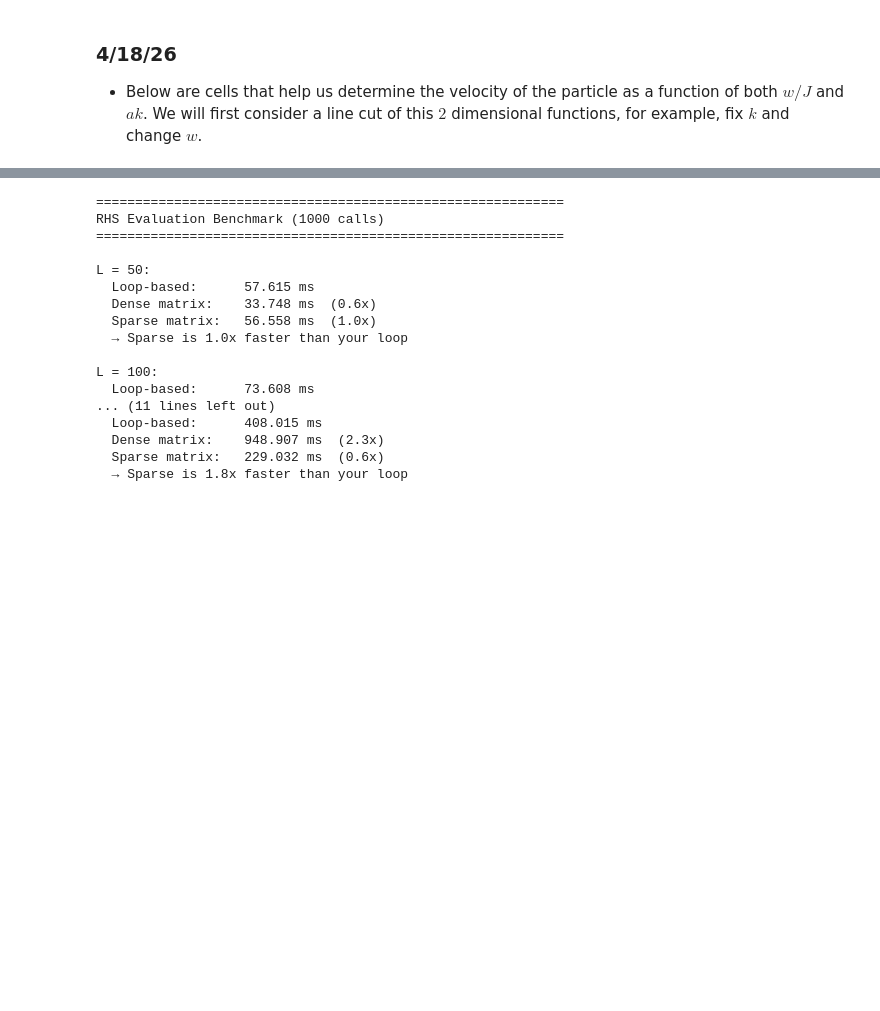
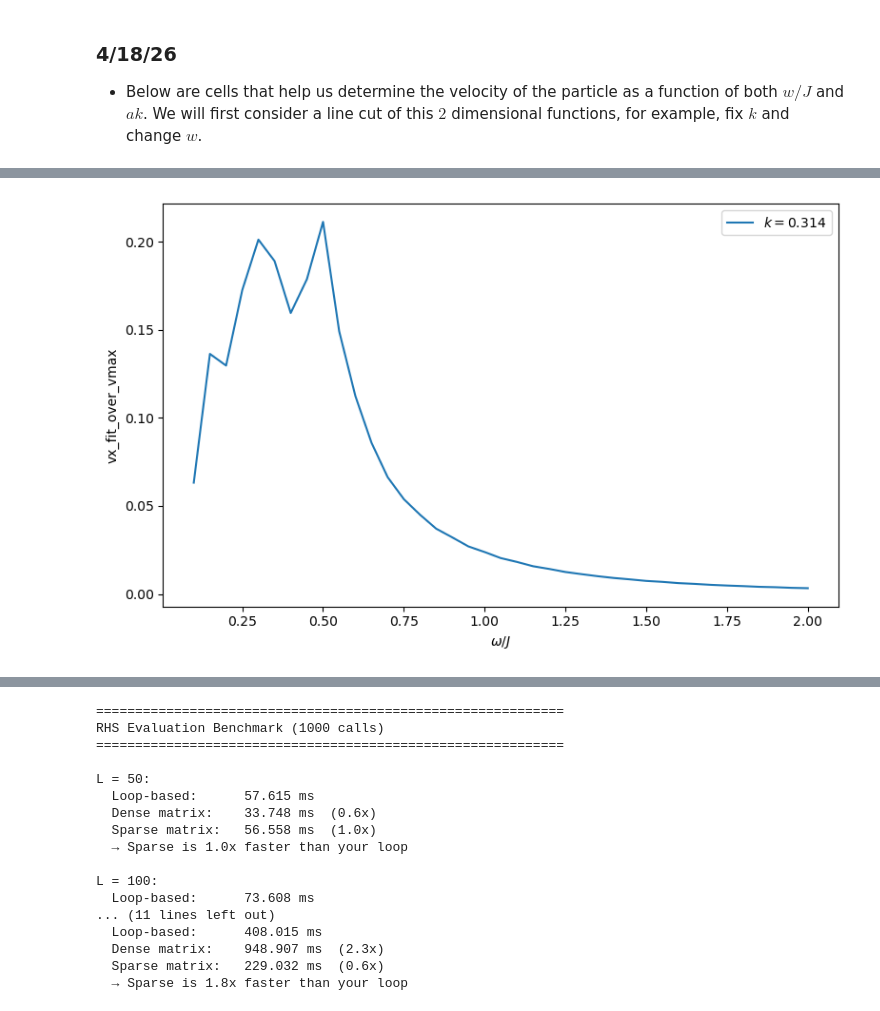
Before and after one commit to turtuledunnad/floquet_cooling, a Jupyter notebook: floquet_cooling.ipynb, the cells around one changed output, grey strips where cells are left out. Drawn from its saved outputs; the diff is of its cells as text; code cells hidden in the pictures; blank space fills up the shorter version.

Commit message:
Updated version that calculates the velocity v/v_max over w/J for fix k that includes a sanity check fo the code that extend this to 2D case

```diff
--- a/floquet_cooling.ipynb
+++ b/floquet_cooling.ipynb
@@ -861,38 +902,44 @@ def plot_velocity_linecuts(results, m_indices=None, observable="vx_fit_over_vmax
 # %%
 if __name__ == "__main__":
     L = 200
     J = 1.0
-    t_max = 100.0
-    n_times = 600
+    t_max = 50.0
+    n_times = 500
 
-    m_values = np.arange(1, 31)                 # sweeps k = 2*pi*m/L
-    omega_over_J_values = np.arange(0.1, 5.1, 0.1)
+    m_values = [10]                 # sweeps k = 2*pi*m/L
+    omega_over_J_values = np.arange(0.1, 2 + 1e-12, 0.05)
 
-    def psi0_builder(L, m, omega_over_J):
-        x0 = L // 2
-        sigma = 4.0
-        q0 = 0.0
-        return gaussian_initial_state(L, x0=x0, sigma=sigma, q0=q0)
+    #Option 1: delta-function localized at one site
+    x0_delta = round(L/2)
+    psi0_delta = delta_initial_state(L, x0_delta)
+
+    # def psi0_builder(L, m, omega_over_J):
+    #     x0 = L // 2
+    #     sigma = 4.0
+    #     q0 = 0.0
+    #     return gaussian_initial_state(L, x0=x0, sigma=sigma, q0=q0)
 
     results = sweep_k_omega_velocity_grid(
         L=L,
         J=J,
         m_values=m_values,
         omega_over_J_values=omega_over_J_values,
-        psi0_builder=psi0_builder,
+        psi0=psi0_delta,
         t_max=t_max,
         n_times=n_times,
-        solver="scipy"
     )
 
-    plot_velocity_heatmap(
-        results,
-        observable="vx_fit_over_vmax",
-        title=r"Drift velocity from fit of $\langle x \rangle$"
-    )
 
-    plot_velocity_heatmap(
-        results,
-        observable="vwidth_fit_over_vmax",
-        title=r"Spreading velocity from fit of width"
-    )
+    # plot_velocity_heatmap(
+    #     results,
+    #     observable="vx_fit_over_vmax",
+    #     title=r"Drift velocity from fit of $\langle x \rangle$"
+    # )
+
+    # plot_velocity_heatmap(
+    #     results,
+    #     observable="vwidth_fit_over_vmax",
+    #     title=r"Spreading velocity from fit of width"
+    # )
+# %% [output]
+[figure, added]
```
Also changed, not shown: parts of 5 cells of this notebook, 1 other file.
